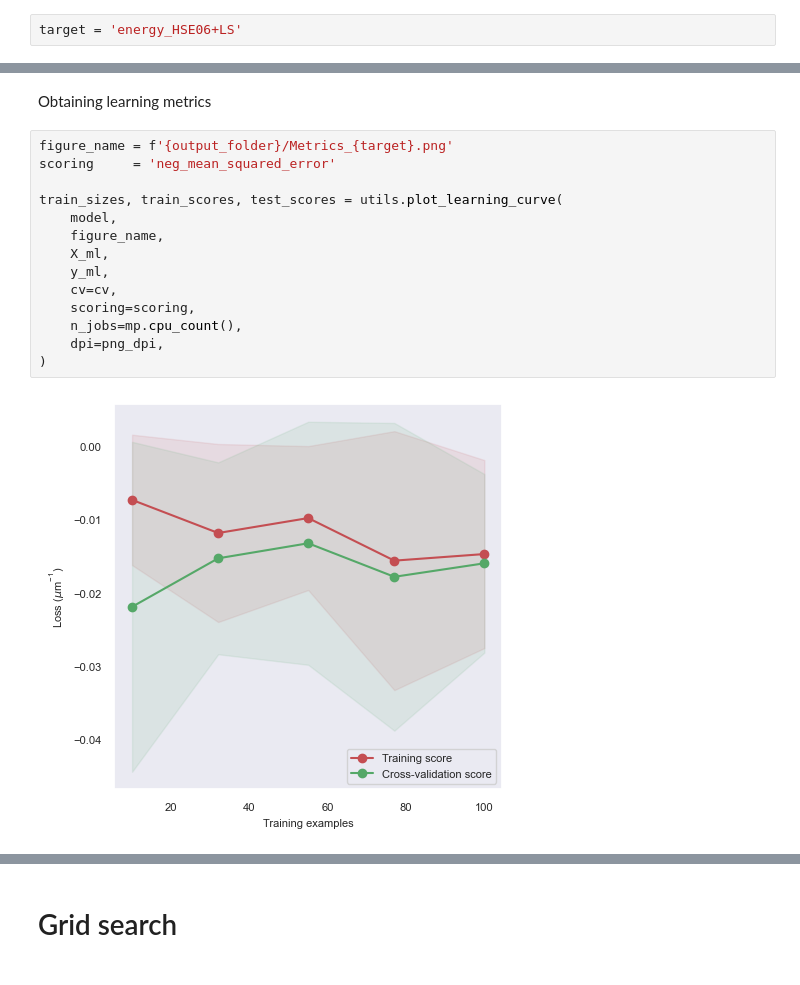
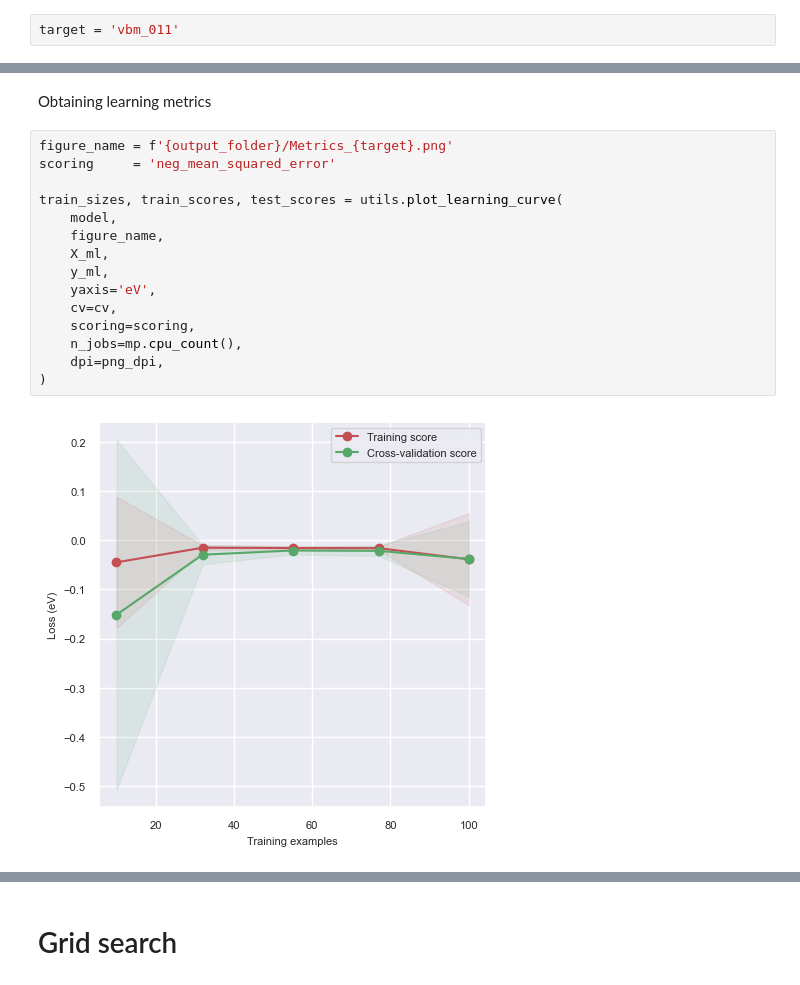
Before and after one commit to IonRepo/ml-MChX, a Jupyter notebook: solid-solutions.ipynb, the cells around one changed output, grey strips where cells are left out. Drawn from its saved outputs; the diff is of its cells as text.

Commit message:
Update yaxis naming in cross validation figures

```diff
--- a/solid-solutions.ipynb
+++ b/solid-solutions.ipynb
@@ -62,7 +62,7 @@ xyz_grid = np.array(xyz_grid)
 # %% [markdown]
 Defining target and range values
 # %%
-target = 'energy_HSE06+LS'
+target = 'vbm_011'
 # %% [markdown]
 Loading the data and converting into array
 # %%
@@ -273,16 +273,17 @@ Obtaining learning metrics
 # %%
 figure_name = f'{output_folder}/Metrics_{target}.png'
 scoring     = 'neg_mean_squared_error'
 
 train_sizes, train_scores, test_scores = utils.plot_learning_curve(
     model,
     figure_name,
     X_ml,
     y_ml,
+    yaxis='eV',
     cv=cv,
     scoring=scoring,
     n_jobs=mp.cpu_count(),
     dpi=png_dpi,
 )
 # %% [output]
-[figure, old version]
+[figure, new version]
```
Also changed, not shown: parts of 8 cells of this notebook, 5 other files.
